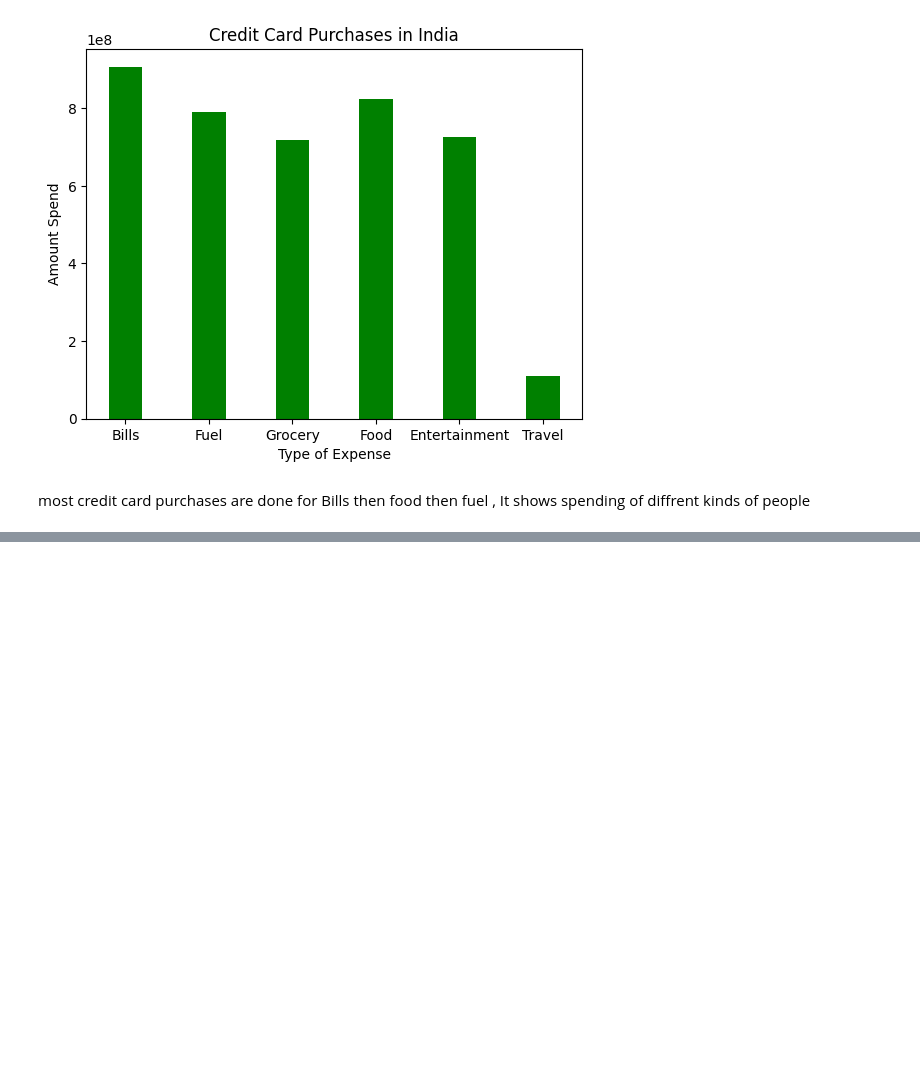
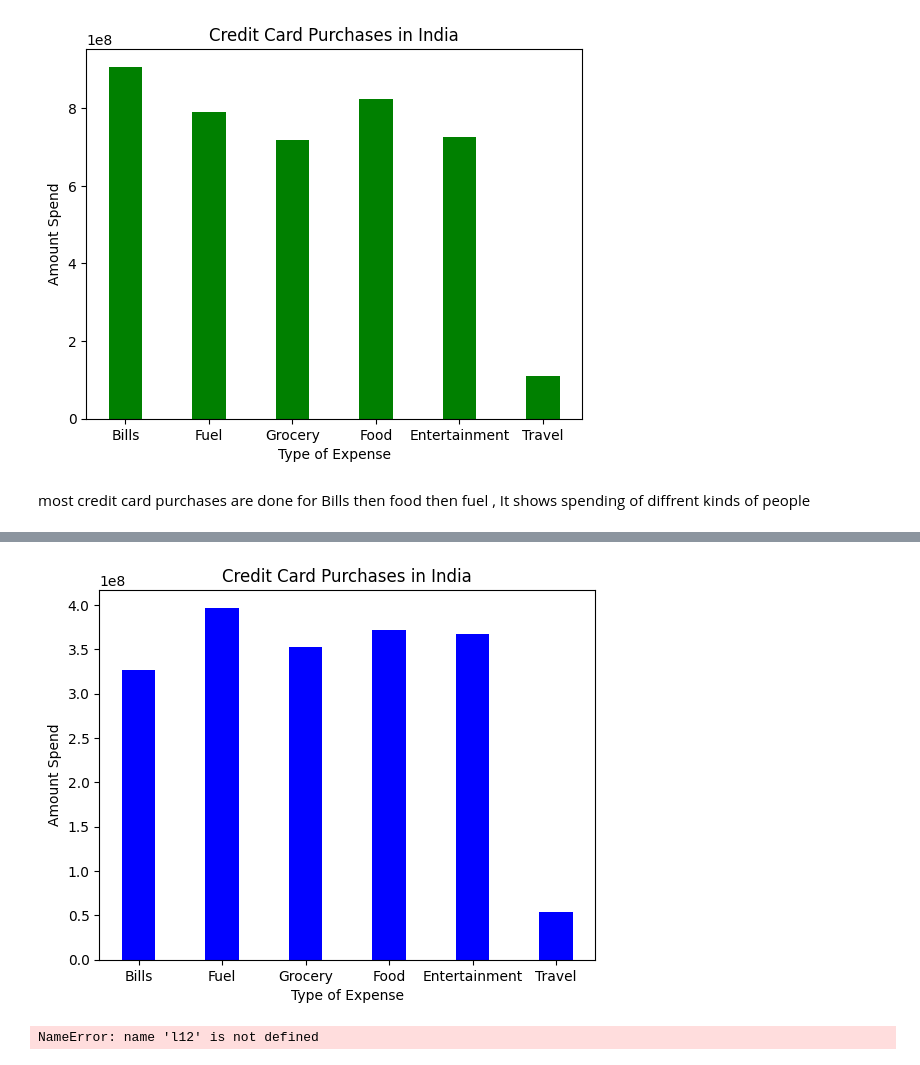
Before and after one commit to Dhruvch1244/Data-analysis-on-CreditCard-Spending-Habit-in-India, a Jupyter notebook: dataanalysis.ipynb, the cells around one changed output, grey strips where cells are left out. Cells and saved outputs as stored; diff of their text form; code cells hidden in the pictures; blank space fills up the shorter version.

```diff
--- a/dataanalysis.ipynb
+++ b/dataanalysis.ipynb
@@ -167,0 +199,32 @@ most credit card purchases are done for Bills then food then fuel , It shows spe
+# %%
+l1 = ["Bills","Fuel","Grocery","Food","Entertainment","Travel"]
+al = num.zeros(6)
+for i in range(data.index[-1]):
+    if(data.Gender[i]=="M"):
+        if(data.ExpType[i]==l1[0]):
+            al[0]+=data.Amount[i]
+        elif(data.ExpType[i]==l1[1]):
+            al[1]+=data.Amount[i]
+        elif(data.ExpType[i]==l1[2]):
+            al[2]+=data.Amount[i]
+        elif(data.ExpType[i]==l1[3]):
+            al[3]+=data.Amount[i]
+        elif(data.ExpType[i]==l1[4]):
+            al[4]+=data.Amount[i]
+        elif(data.ExpType[i]==l1[5]):
+            al[5]+=data.Amount[i]
+# %%
+plt.bar(l1,al, color ='blue',width = 0.4)
+plt.xlabel("Type of Expense")
+plt.ylabel("Amount Spend")
+plt.title("Credit Card Purchases in India")
+plt.show()
+# %% [output]
+[figure, added]
+# %%
+mylabels = l1
+
+plt.pie(al, labels = mylabels)
+plt.show()
+# %% [output]
+NameError: name 'l12' is not defined
```
Also changed, not shown: parts of 5 cells of this notebook.
